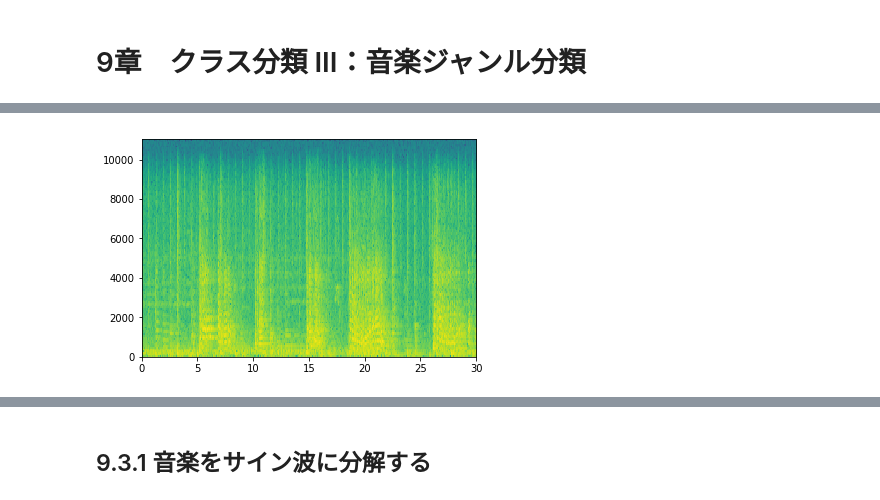
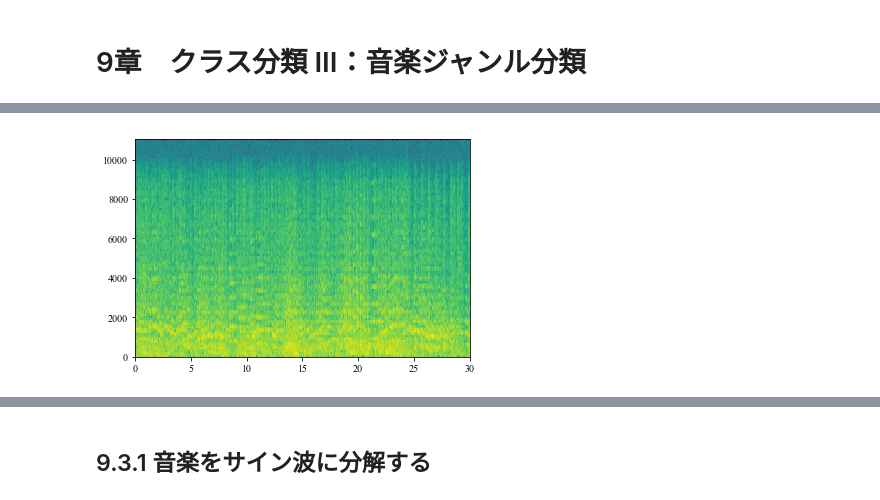
Before and after one commit to dandan611/BuildingMachineLearningSystemsWithPython, a Jupyter notebook: chapter_9/chapter_9.ipynb, the cells around one changed output, grey strips where cells are left out. Saved outputs shown, nothing was run; the diff lists cells and outputs as text; code cells hidden in the pictures.

```diff
--- a/chapter_9/chapter_9.ipynb
+++ b/chapter_9/chapter_9.ipynb
@@ -13,9 +18,10 @@
 # %%
 import scipy.io.wavfile as wio
 import matplotlib.pyplot as plt
 
-rate, data = wio.read("./blues.00099.wav")
+# クラシックのスペクトログラム
+rate, data = wio.read("./classical.00000.wav")
 pxx, freq, bins, t = plt.specgram(data,Fs  = rate)
 plt.show()
 # %% [output]
-[figure, old version]
+[figure, new version]
```
Also changed, not shown: parts of 14 cells of this notebook.
